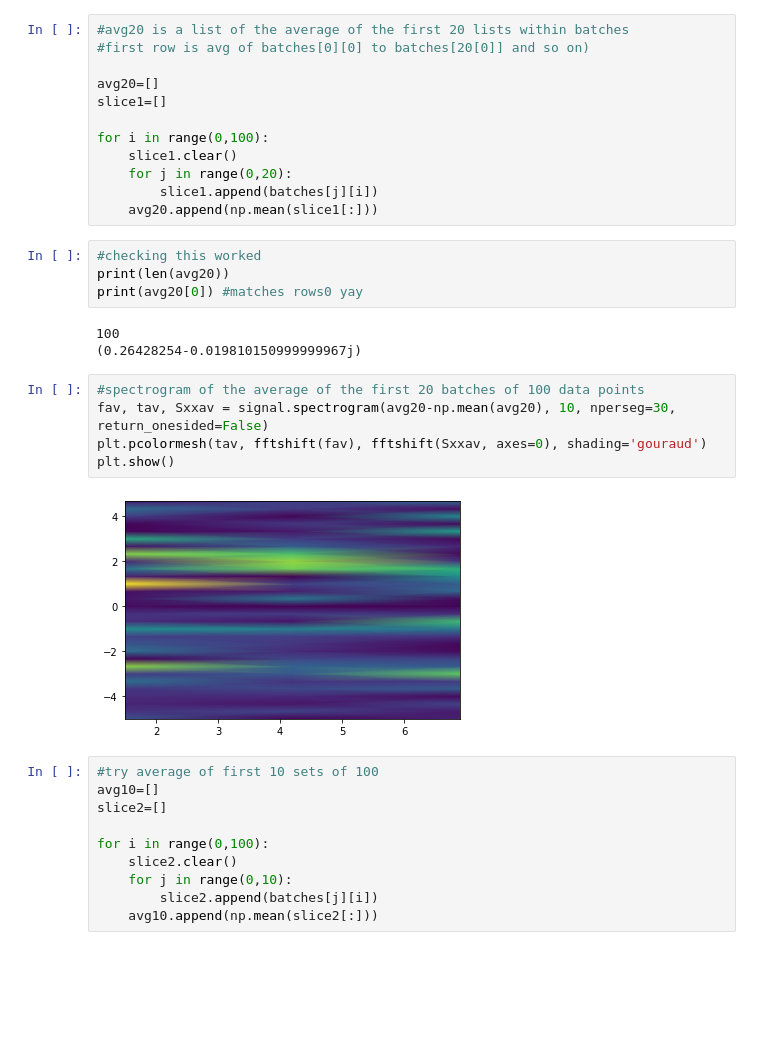
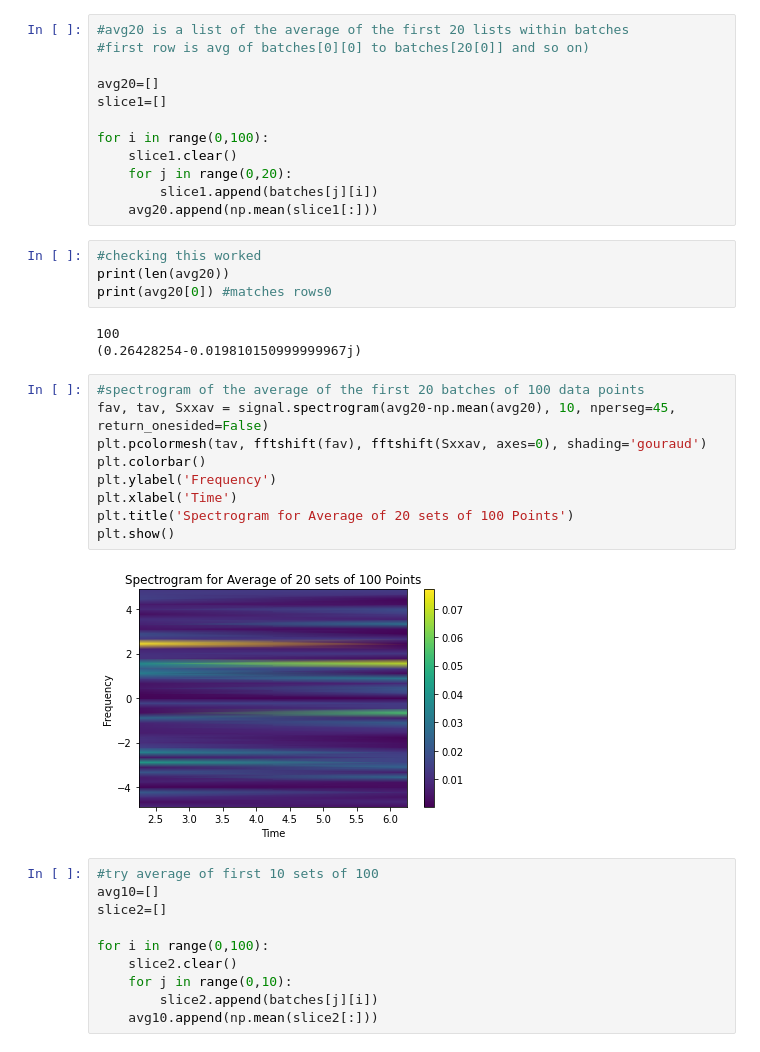
Before and after one commit to RoslynJessney/roslynmproject, a Jupyter notebook: runXXXII.ipynb, the cells around one changed output. Drawn from its saved outputs; the diff is of its cells as text; blank space fills up the shorter version.

```diff
--- a/runXXXII.ipynb
+++ b/runXXXII.ipynb
@@ -183,17 +196,21 @@ for i in range(0,100):
 # %%
 #checking this worked
 print(len(avg20))
-print(avg20[0]) #matches rows0 yay
+print(avg20[0]) #matches rows0
 # %% [output]
 100
 (0.26428254-0.019810150999999967j)
 # %%
 #spectrogram of the average of the first 20 batches of 100 data points
-fav, tav, Sxxav = signal.spectrogram(avg20-np.mean(avg20), 10, nperseg=30, return_onesided=False)
+fav, tav, Sxxav = signal.spectrogram(avg20-np.mean(avg20), 10, nperseg=45, return_onesided=False)
 plt.pcolormesh(tav, fftshift(fav), fftshift(Sxxav, axes=0), shading='gouraud')
+plt.colorbar()
+plt.ylabel('Frequency')
+plt.xlabel('Time')
+plt.title('Spectrogram for Average of 20 sets of 100 Points')
 plt.show()
 # %% [output]
-[figure, old version]
+[figure, new version]
 # %%
 #try average of first 10 sets of 100
 avg10=[]
```
Also changed, not shown: parts of 13 cells of this notebook.
